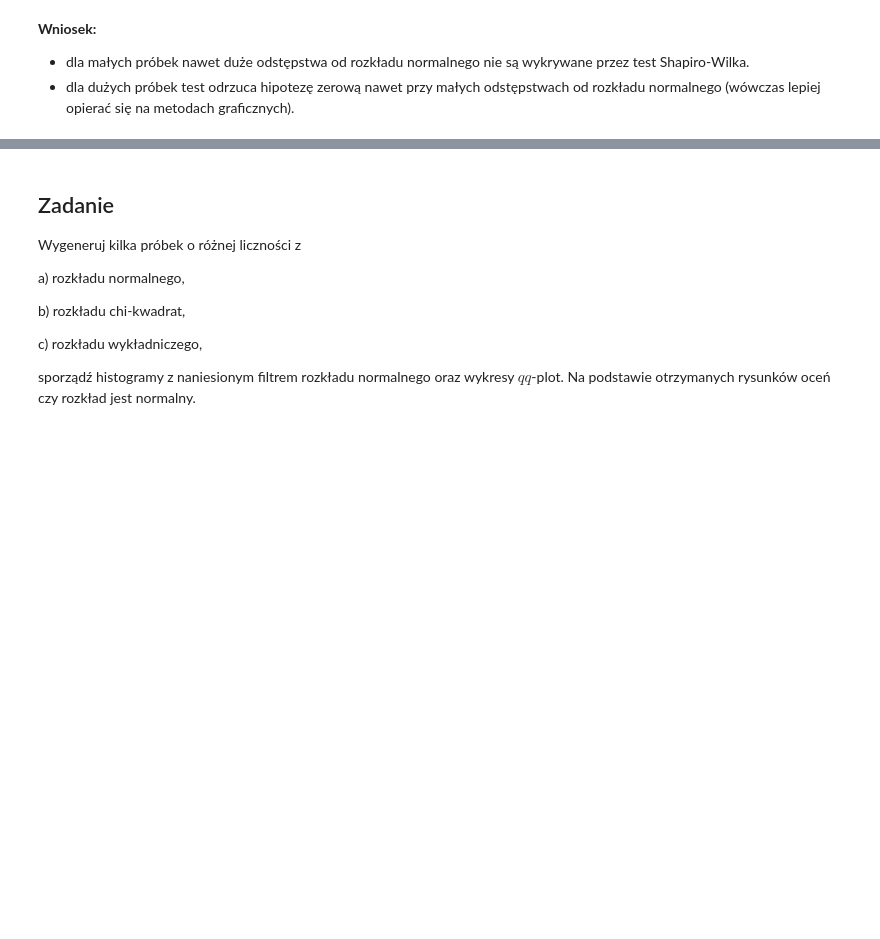
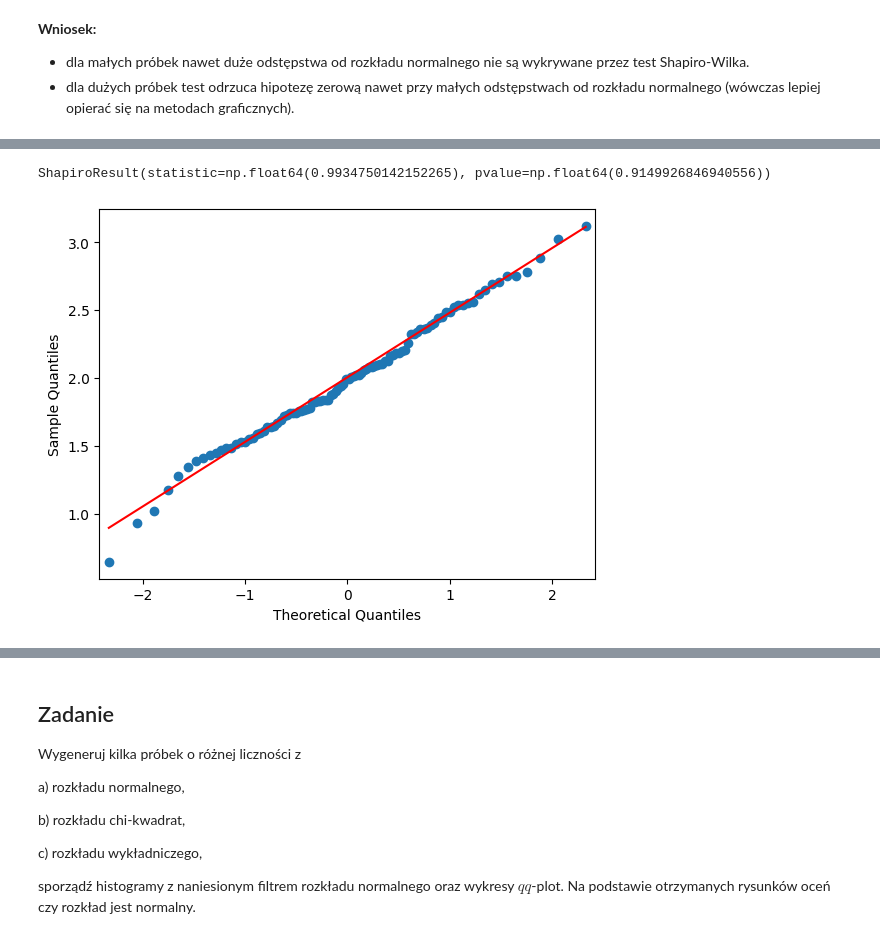
Before and after one commit to Martyniqo/Statystyczna_Analiza_Danych, a Jupyter notebook: 01_statystyka/03_test_normalnosci.ipynb, the cells around one changed output, grey strips where cells are left out. Saved outputs shown, nothing was run; the diff lists cells and outputs as text; code cells hidden in the pictures; blank space fills up the shorter version.

```diff
--- a/01_statystyka/03_test_normalnosci.ipynb
+++ b/01_statystyka/03_test_normalnosci.ipynb
@@ -210,0 +296,7 @@ exp = stats.expon.rvs(size=n, scale=1/2)
+# %%
+sm.qqplot(norm, stats.norm, line='q')
+print(stats.shapiro(norm))
+plt.show()
+# %% [output]
+ShapiroResult(statistic=np.float64(0.9934750142152265), pvalue=np.float64(0.9149926846940556))
+[figure, added]
```
Also changed, not shown: parts of 39 cells of this notebook, 2 other files.
